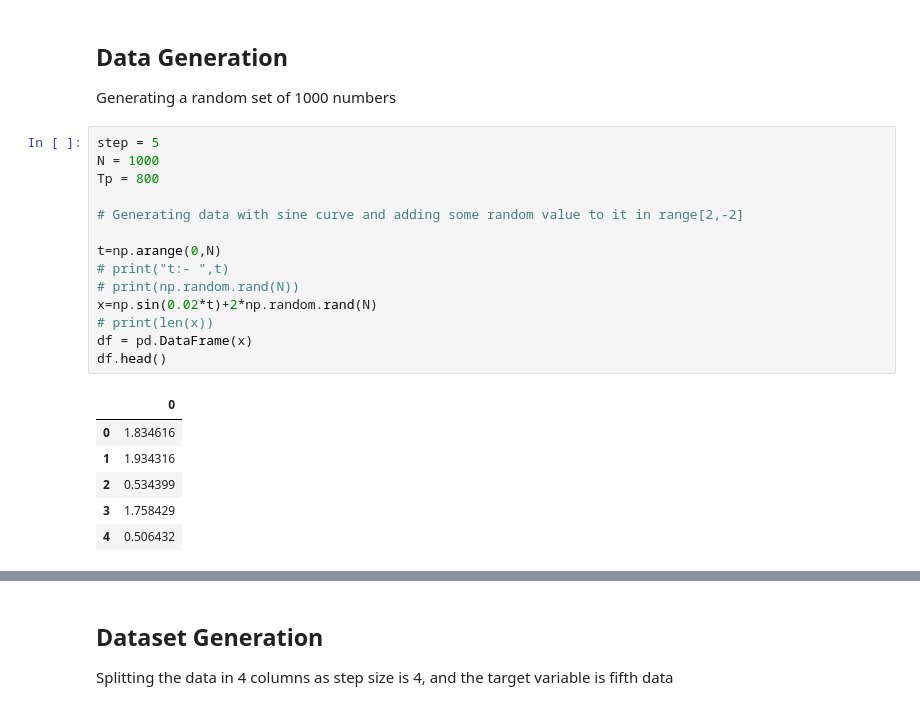
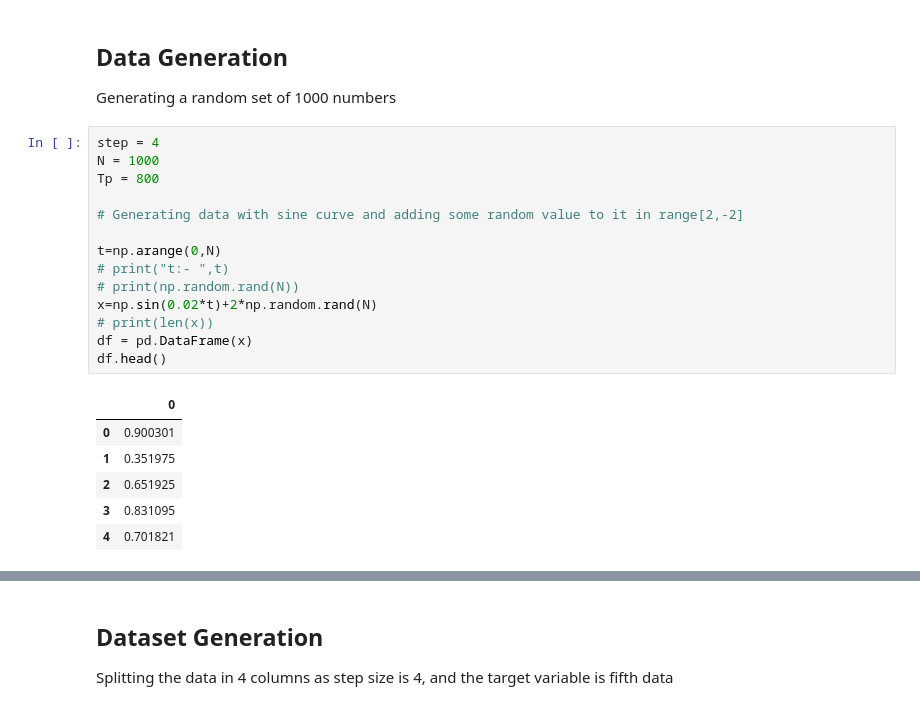
Before and after one commit to KillerStrike17/DeepLearning_for_NLP, a Jupyter notebook: Recurrent_Neural_Networks_101/Time_Series_Prediction.ipynb, the cells around one changed output, grey strips where cells are left out. Cells and saved outputs as stored; diff of their text form.

```diff
--- a/Recurrent_Neural_Networks_101/Time_Series_Prediction.ipynb
+++ b/Recurrent_Neural_Networks_101/Time_Series_Prediction.ipynb
@@ -20,26 +35,26 @@ We recommend you upgrade now or ensure your notebook will continue to use Tensor
 
 Generating a random set of 1000 numbers
 # %%
-step = 5
+step = 4
 N = 1000
 Tp = 800
 
 # Generating data with sine curve and adding some random value to it in range[2,-2]
 
 t=np.arange(0,N)
 # print("t:- ",t)
 # print(np.random.rand(N))
 x=np.sin(0.02*t)+2*np.random.rand(N)
 # print(len(x))
 df = pd.DataFrame(x)
 df.head()
 # %% [output]
 |  | 0 |
-| 0 | 1.834616 |
-| 1 | 1.934316 |
-| 2 | 0.534399 |
-| 3 | 1.758429 |
-| 4 | 0.506432 |
+| 0 | 0.900301 |
+| 1 | 0.351975 |
+| 2 | 0.651925 |
+| 3 | 0.831095 |
+| 4 | 0.701821 |
 # %%
 plt.plot(df)
 plt.show()
```
Also changed, not shown: parts of 31 cells of this notebook.
